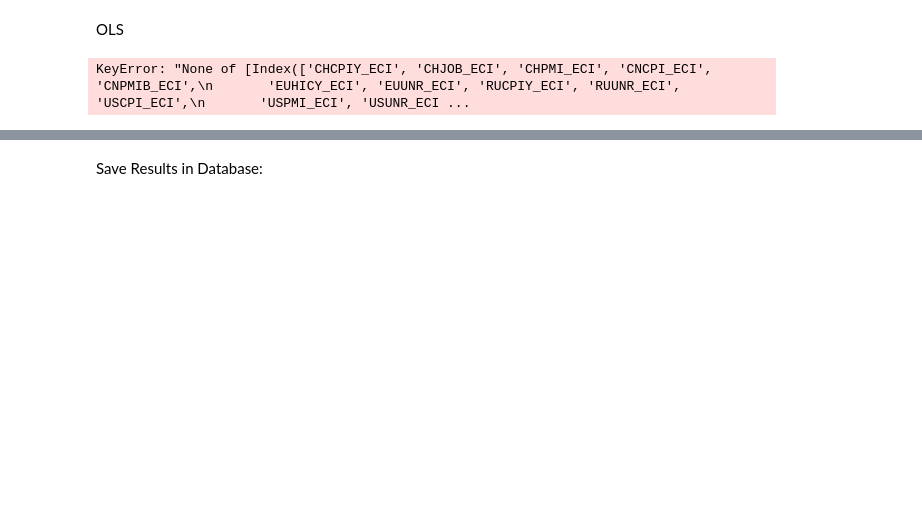
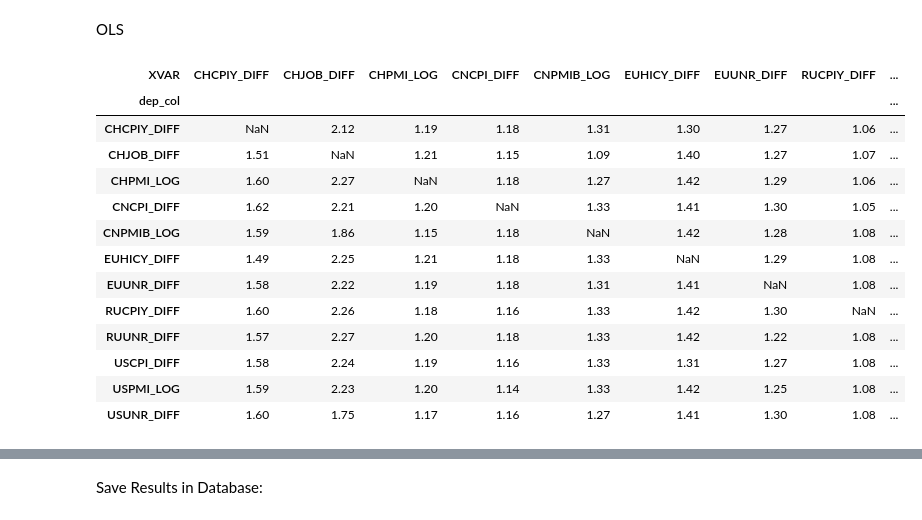
Before and after one commit to Liomat97/AQM, a Jupyter notebook: 3 Analysis.ipynb, the cells around one changed output, grey strips where cells are left out. Cells and saved outputs as stored; diff of their text form; code cells hidden in the pictures; blank space fills up the shorter version.

```diff
--- a/3 Analysis.ipynb
+++ b/3 Analysis.ipynb
@@ -220,44 +217,49 @@ Results_ADF_future
 # %% [markdown]
 OLS
-# %%
-#OLS
-import statsmodels.api as sm
-y = futures['CLc1']
-x = macro[['CHCPIY_ECI']]
-x = sm.add_constant(x)
-model = sm.OLS(y,x, missing = 'drop')
-results = model.fit(cov_type='HAC', cov_kwds={'maxlags':1})
-#ODER COV TYPE HC0?
-print(results.summary())
 # %%
 #Code for VIF Calculation - added a Return-Statement, so that the Results get added in a DataFrame:
 def vif_cal(input_data, dependent_col):
     x_vars=input_data.drop([dependent_col], axis=1)
     xvar_names=x_vars.columns
-    ttt = pd.DataFrame()
+    vif_loop_res = pd.DataFrame()
     for i in range(0,xvar_names.shape[0]):
         y=x_vars[xvar_names[i]]
         x=x_vars[xvar_names.drop(xvar_names[i])]
         rsq=sm.OLS(formula="y~x", data=x_vars,endog=y, exog=x).fit().rsquared
         vif=round(1/(1-rsq),2)
 
-        tt = pd.DataFrame()
-        tt['XVAR'] = [xvar_names[i]]
-        tt['VIF'] = [vif]
-        ttt = ttt.append(tt)
-    return ttt
+        res_temp = pd.DataFrame()
+        res_temp['XVAR'] = [xvar_names[i]]
+        res_temp['VIF'] = [vif]
+        vif_loop_res = vif_loop_res.append(res_temp)
+    return vif_loop_res
 # %%
 #VIF Calc: Code for all Columns - Loop:
-input_columns = macro[['CHCPIY_ECI','CHJOB_ECI','CHPMI_ECI','CNCPI_ECI','CNPMIB_ECI','EUHICY_ECI','EUUNR_ECI','RUCPIY_ECI','RUUNR_ECI','USCPI_ECI','USPMI_ECI','USUNR_ECI']]
+input_columns = macro[['CHCPIY_DIFF', 'CHJOB_DIFF', 'CHPMI_LOG', 'CNCPI_DIFF', 'CNPMIB_LOG',
+       'EUHICY_DIFF', 'EUUNR_DIFF', 'RUCPIY_DIFF', 'RUUNR_DIFF', 'USCPI_DIFF',
+       'USPMI_LOG', 'USUNR_DIFF']]
 VIF_Results = pd.DataFrame()
 for col in range(0, len(input_columns.columns)):
     vif = vif_cal(input_data=input_columns, dependent_col=input_columns.columns[col])
     vif = pd.DataFrame(vif)
     vif['dep_col'] = input_columns.columns[col]
     VIF_Results = VIF_Results.append(vif)
 VIF_Results = VIF_Results.set_index(['dep_col']).pivot(columns='XVAR', values=['VIF'])
 VIF_Results = VIF_Results.droplevel(level=0, axis=1)
 VIF_Results.to_excel('Results\VIF_Results.xlsx')
 VIF_Results
 # %% [output]
-KeyError: "None of [Index(['CHCPIY_ECI', 'CHJOB_ECI', 'CHPMI_ECI', 'CNCPI_ECI', 'CNPMIB_ECI',\n       'EUHICY_ECI', 'EUUNR_ECI', 'RUCPIY_ECI', 'RUUNR_ECI', 'USCPI_ECI',\n       'USPMI_ECI', 'USUNR_ECI ...
+| XVAR | CHCPIY_DIFF | CHJOB_DIFF | CHPMI_LOG | CNCPI_DIFF | CNPMIB_LOG | EUHICY_DIFF | EUUNR_DIFF | RUCPIY_DIFF | ... |
+| dep_col |  |  |  |  |  |  |  |  | ... |
+| CHCPIY_DIFF | NaN | 2.12 | 1.19 | 1.18 | 1.31 | 1.30 | 1.27 | 1.06 | ... |
+| CHJOB_DIFF | 1.51 | NaN | 1.21 | 1.15 | 1.09 | 1.40 | 1.27 | 1.07 | ... |
+| CHPMI_LOG | 1.60 | 2.27 | NaN | 1.18 | 1.27 | 1.42 | 1.29 | 1.06 | ... |
+| CNCPI_DIFF | 1.62 | 2.21 | 1.20 | NaN | 1.33 | 1.41 | 1.30 | 1.05 | ... |
+| CNPMIB_LOG | 1.59 | 1.86 | 1.15 | 1.18 | NaN | 1.42 | 1.28 | 1.08 | ... |
+| EUHICY_DIFF | 1.49 | 2.25 | 1.21 | 1.18 | 1.33 | NaN | 1.29 | 1.08 | ... |
+| EUUNR_DIFF | 1.58 | 2.22 | 1.19 | 1.18 | 1.31 | 1.41 | NaN | 1.08 | ... |
+| RUCPIY_DIFF | 1.60 | 2.26 | 1.18 | 1.16 | 1.33 | 1.42 | 1.30 | NaN | ... |
+| RUUNR_DIFF | 1.57 | 2.27 | 1.20 | 1.18 | 1.33 | 1.42 | 1.22 | 1.08 | ... |
+| USCPI_DIFF | 1.58 | 2.24 | 1.19 | 1.16 | 1.33 | 1.31 | 1.27 | 1.08 | ... |
+| USPMI_LOG | 1.59 | 2.23 | 1.20 | 1.14 | 1.33 | 1.42 | 1.25 | 1.08 | ... |
+| USUNR_DIFF | 1.60 | 1.75 | 1.17 | 1.16 | 1.27 | 1.41 | 1.30 | 1.08 | ... |
```
Also changed, not shown: parts of 33 cells of this notebook, 20 other files.
